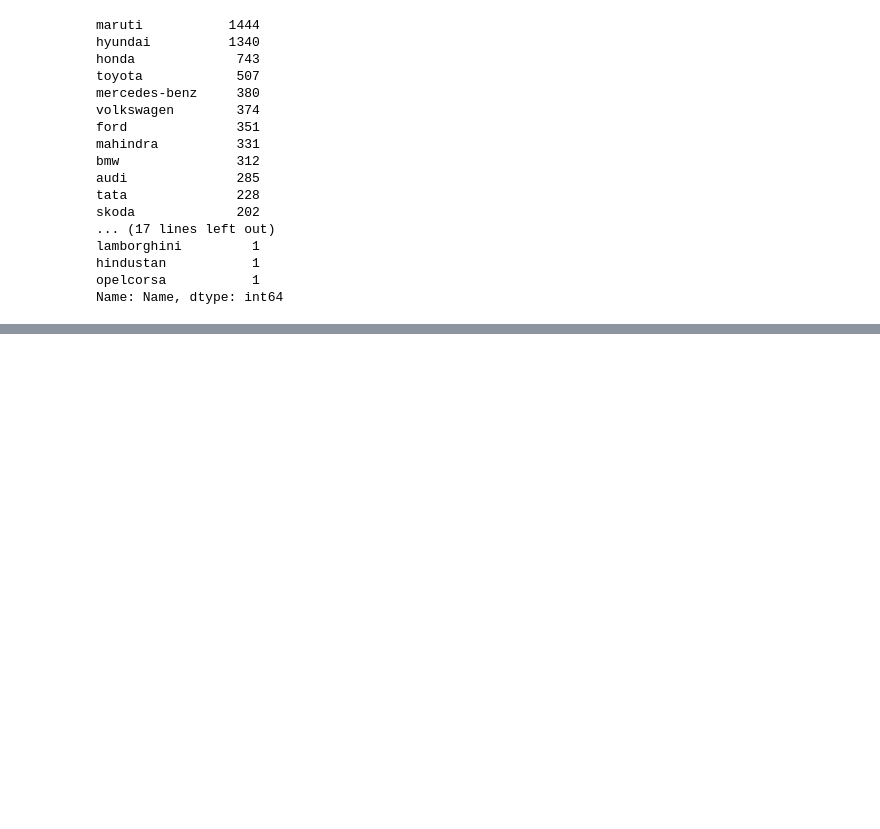
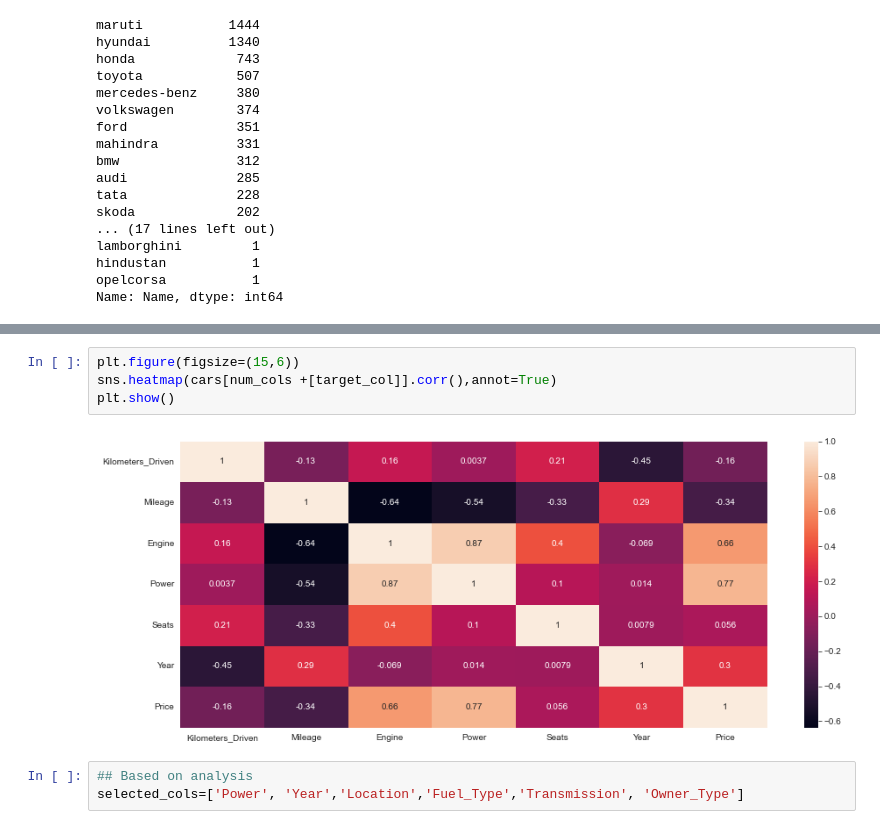
Before and after one commit to Palakkanwar/ML-TRAINING_CS, a Jupyter notebook: day24_usedcar.ipynb, the cells around one changed output, grey strips where cells are left out. Drawn from its saved outputs; the diff is of its cells as text; blank space fills up the shorter version.

```diff
--- a/day24_usedcar.ipynb
+++ b/day24_usedcar.ipynb
@@ -208,0 +396,9 @@ Name: Name, dtype: int64
+# %%
+plt.figure(figsize=(15,6))
+sns.heatmap(cars[num_cols +[target_col]].corr(),annot=True)
+plt.show()
+# %% [output]
+[figure, added]
+# %%
+## Based on analysis
+selected_cols=['Power', 'Year','Location','Fuel_Type','Transmission', 'Owner_Type']
```
Also changed, not shown: parts of 30 cells of this notebook, 1 other file.
